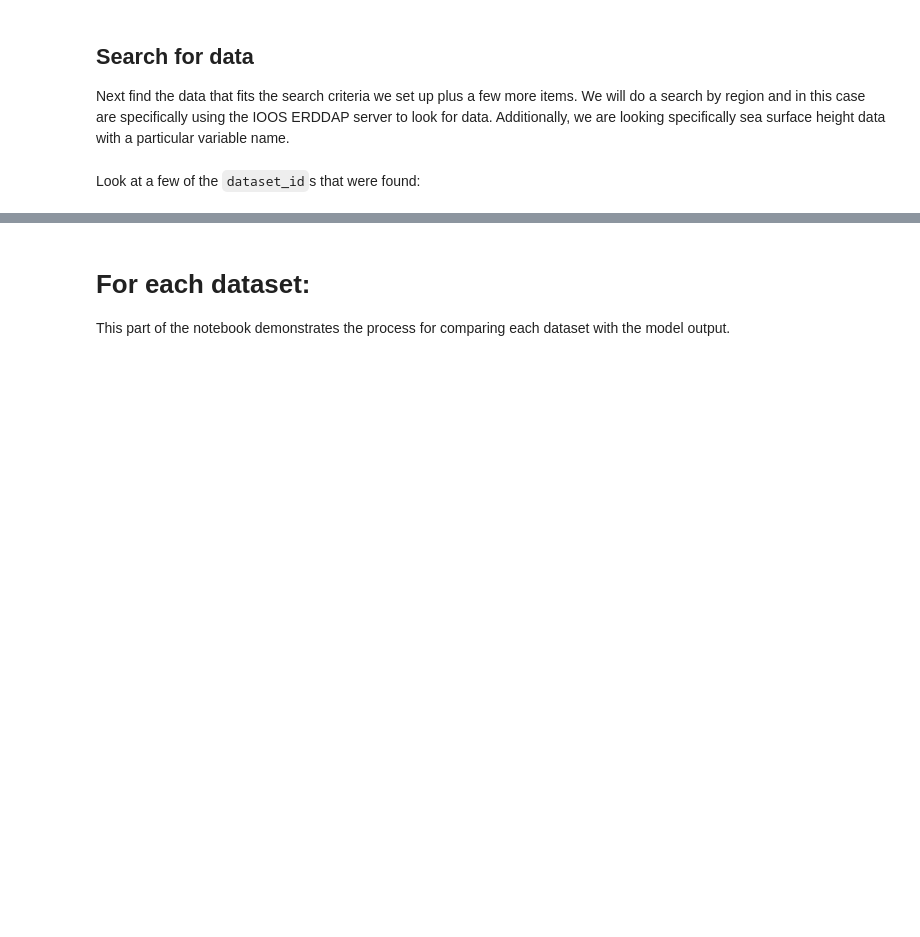
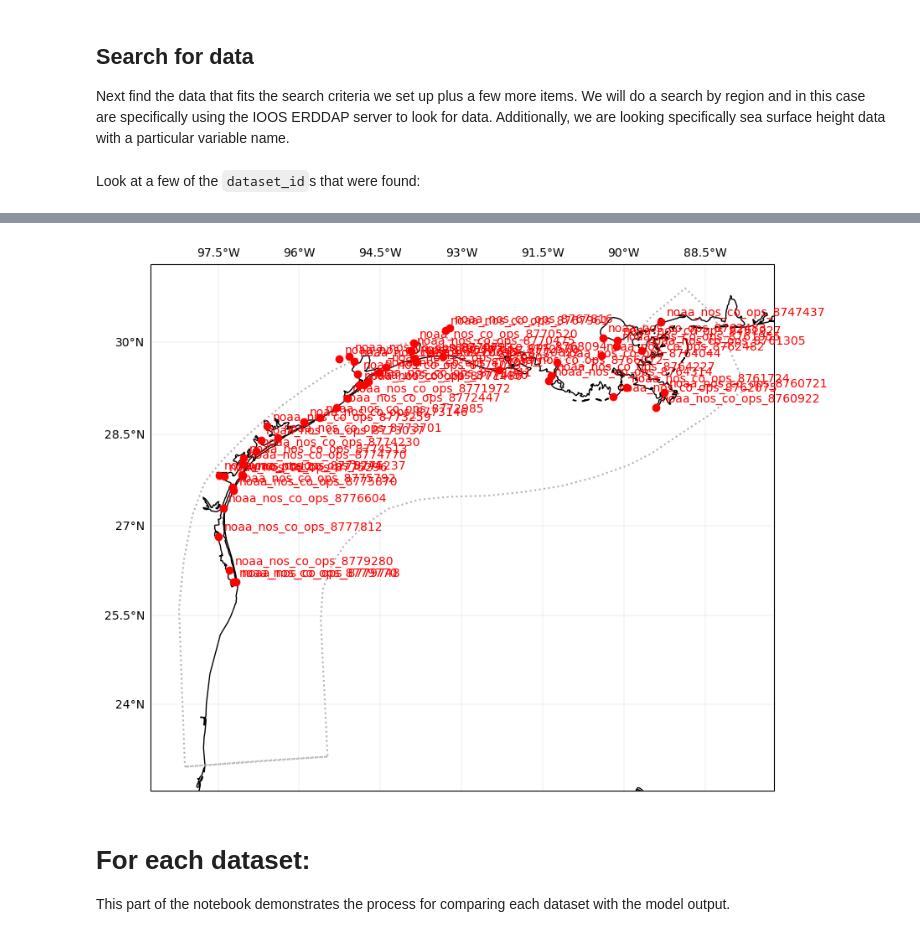
Before and after one commit to axiom-data-science/ocean-model-skill-assessor, a Jupyter notebook: notebooks/prototype.ipynb, the cells around one changed output, grey strips where cells are left out. Saved outputs shown, nothing was run; the diff lists cells and outputs as text; code cells hidden in the pictures; blank space fills up the shorter version.

```diff
--- a/notebooks/prototype.ipynb
+++ b/notebooks/prototype.ipynb
@@ -111,3 +126,10 @@ for i, dataset_ids in enumerate(data.dataset_ids):
+# %%
+sub = data.meta.loc[data.dataset_ids,['geospatial_lon_max','geospatial_lat_max']]
+lls = sub.values
+names = list(sub.index.values)
+omsa.map.plot(lls, names, boundary, res='10m')#, extent=[-89,-87,30,31])
+# %% [output]
+[figure, added]
 # %% [markdown]
 # For each dataset:
 
```
Also changed, not shown: parts of 19 cells of this notebook, 12 other files.
